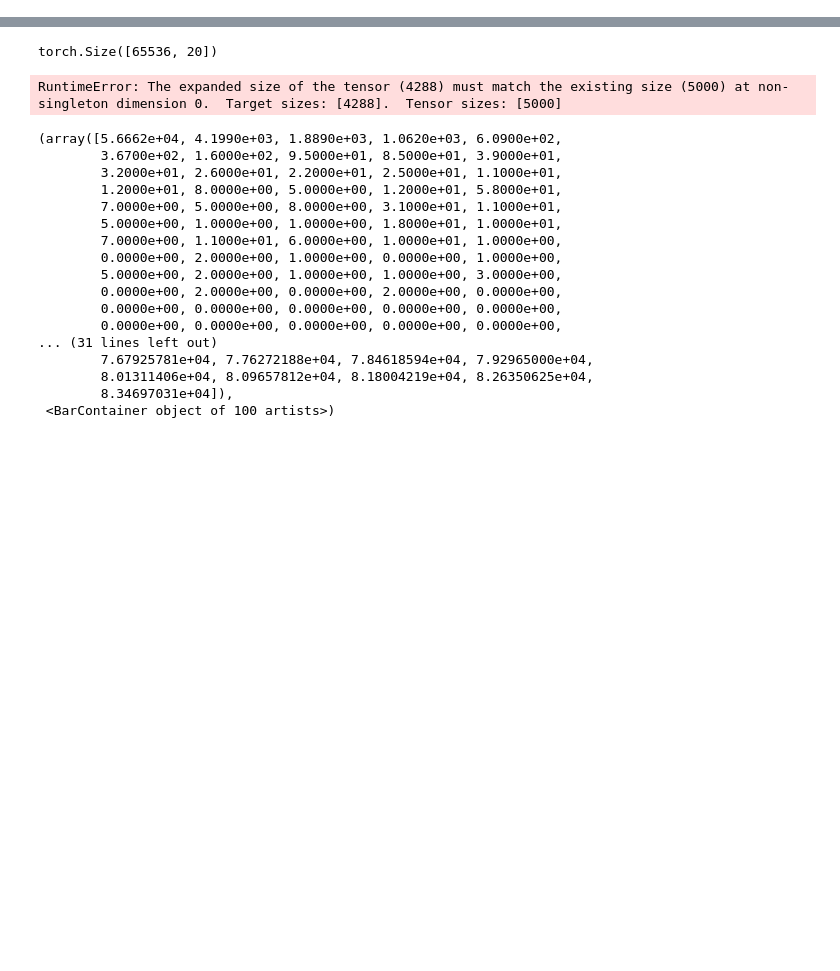
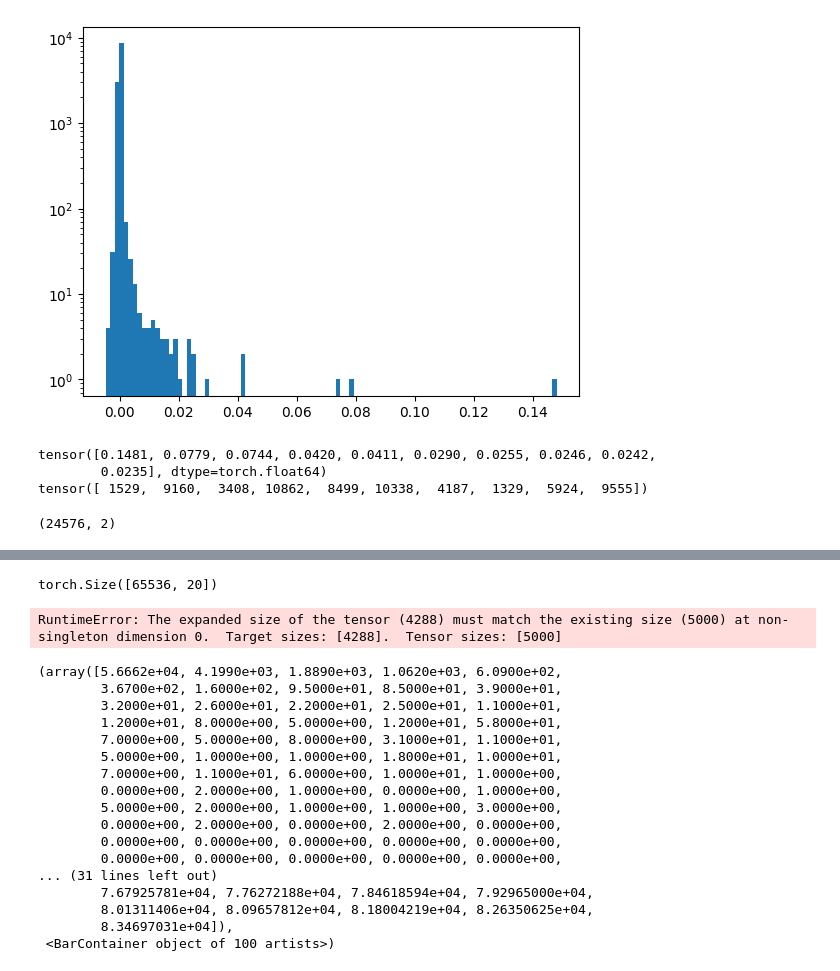
Before and after one commit to Lewington-pitsos/sae_vit, a Jupyter notebook: pad.ipynb, the cells around one changed output, grey strips where cells are left out. Drawn from its saved outputs; the diff is of its cells as text; code cells hidden in the pictures; blank space fills up the shorter version.

```diff
--- a/pad.ipynb
+++ b/pad.ipynb
@@ -0,0 +83,16 @@
+# %%
+plt.hist(corrs, bins=100)
+plt.yscale('log')
+# %% [output]
+[figure, added]
+# %%
+corrs = np.array(corrs)
+
+vals, idx = torch.topk(torch.tensor(corrs), 10)
+
+print(vals)
+print(idx)
+# %% [output]
+tensor([0.1481, 0.0779, 0.0744, 0.0420, 0.0411, 0.0290, 0.0255, 0.0246, 0.0242,
+        0.0235], dtype=torch.float64)
+tensor([ 1529,  9160,  3408, 10862,  8499, 10338,  4187,  1329,  5924,  9555])
@@ -0,0 +101,5 @@
+# %%
+embedding = reducer.fit_transform(stack.cpu())
+print(embedding.shape)
+# %% [output]
+(24576, 2)
```
Also changed, not shown: parts of 17 cells of this notebook, 5 other files.
